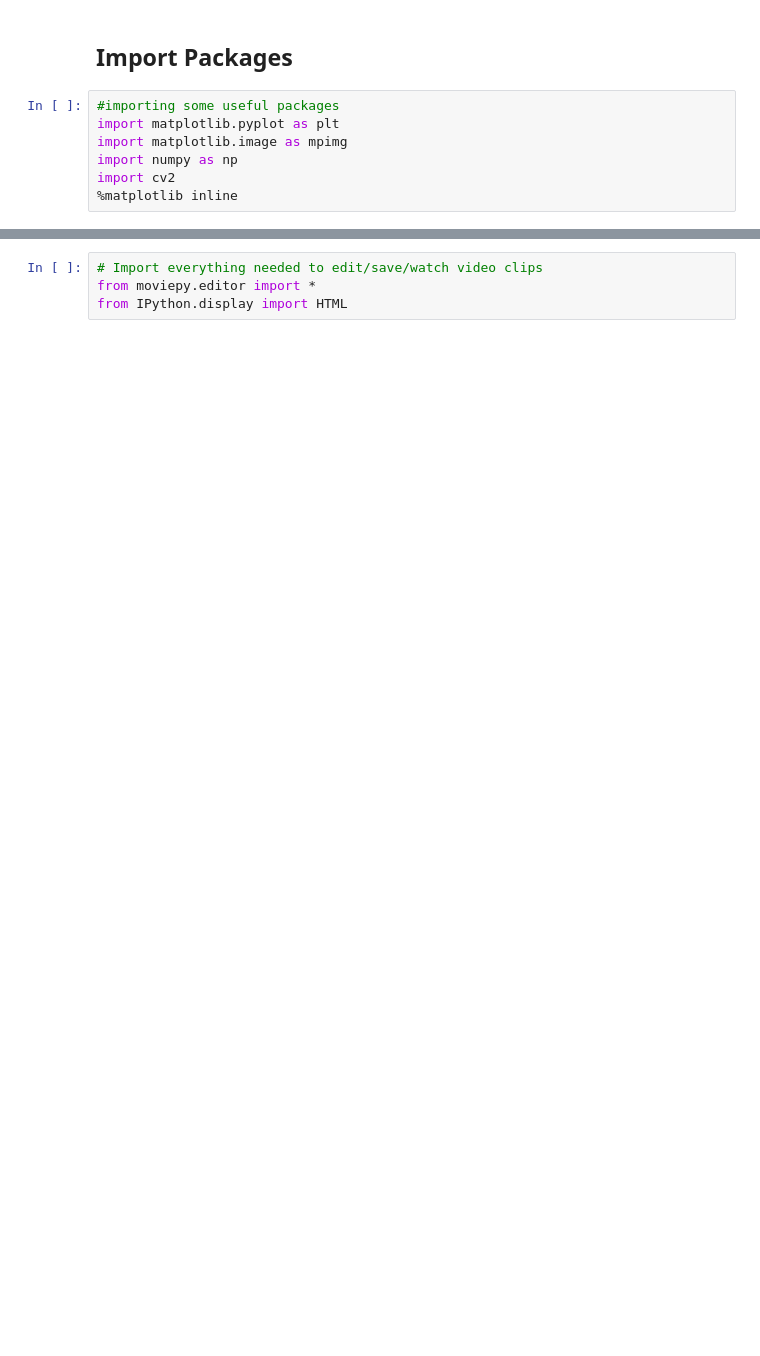
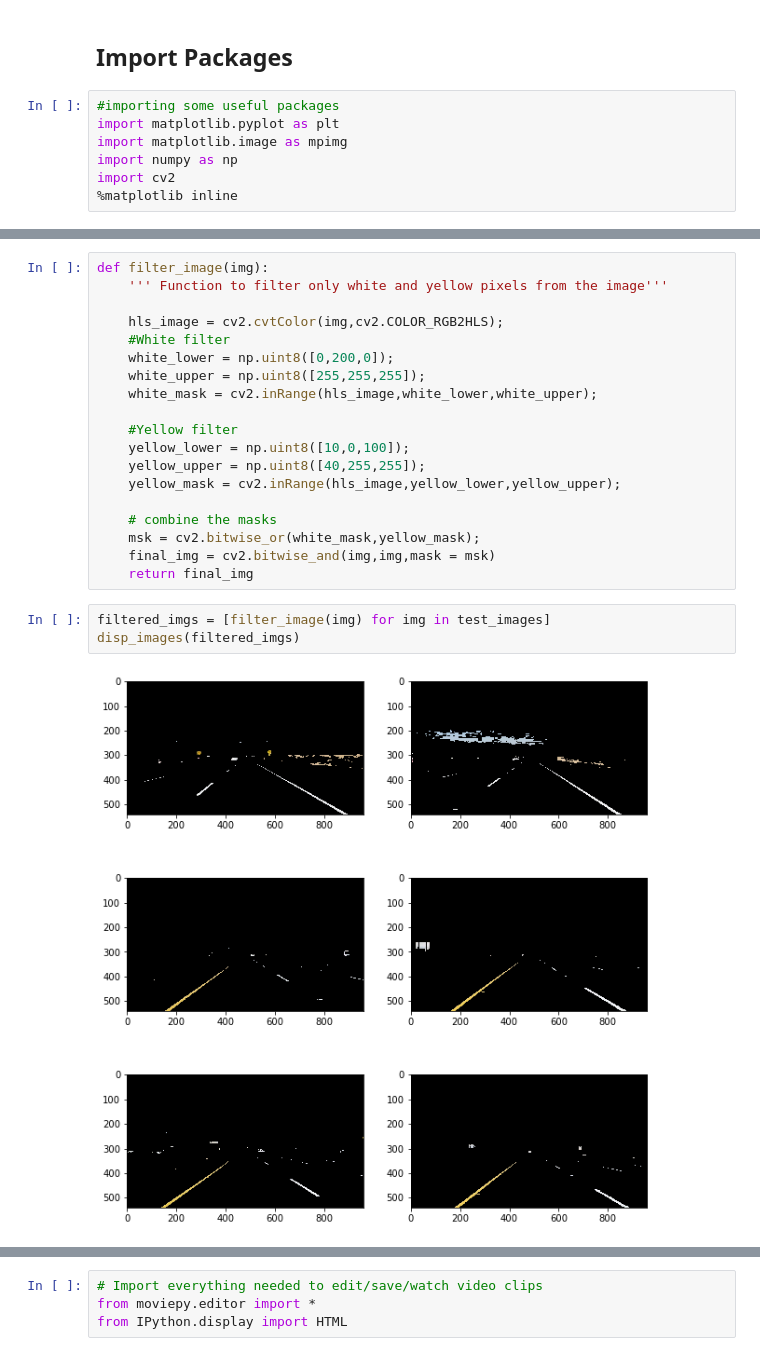
Before and after one commit to chenxyzj/SDC-Lane-Lines, a Jupyter notebook: P1-LaneLines.ipynb, the cells around one changed output, grey strips where cells are left out. Saved outputs shown, nothing was run; the diff lists cells and outputs as text; blank space fills up the shorter version.

```diff
--- a/P1-LaneLines.ipynb
+++ b/P1-LaneLines.ipynb
@@ -24,0 +72,24 @@ This image is: <class 'numpy.ndarray'> with dimensions: (540, 960, 3)
+# %%
+def filter_image(img):
+    ''' Function to filter only white and yellow pixels from the image'''
+
+    hls_image = cv2.cvtColor(img,cv2.COLOR_RGB2HLS);
+    #White filter
+    white_lower = np.uint8([0,200,0]);
+    white_upper = np.uint8([255,255,255]);
+    white_mask = cv2.inRange(hls_image,white_lower,white_upper);
+
+    #Yellow filter
+    yellow_lower = np.uint8([10,0,100]);
+    yellow_upper = np.uint8([40,255,255]);
+    yellow_mask = cv2.inRange(hls_image,yellow_lower,yellow_upper);
+
+    # combine the masks
+    msk = cv2.bitwise_or(white_mask,yellow_mask);
+    final_img = cv2.bitwise_and(img,img,mask = msk)
+    return final_img
+# %%
+filtered_imgs = [filter_image(img) for img in test_images]
+disp_images(filtered_imgs)
+# %% [output]
+[figure, added]
```
Also changed, not shown: parts of 28 cells of this notebook, 1 other file.
